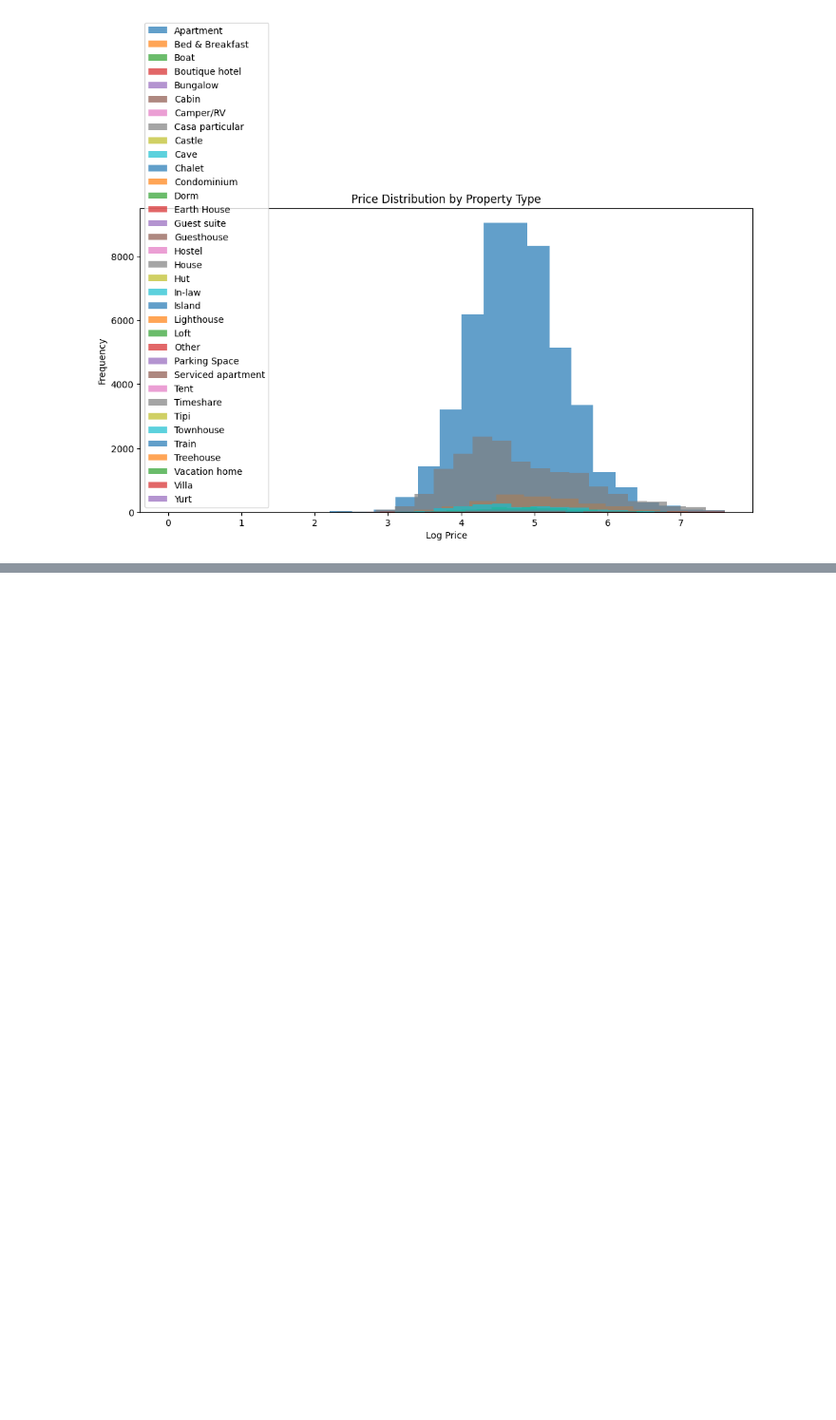
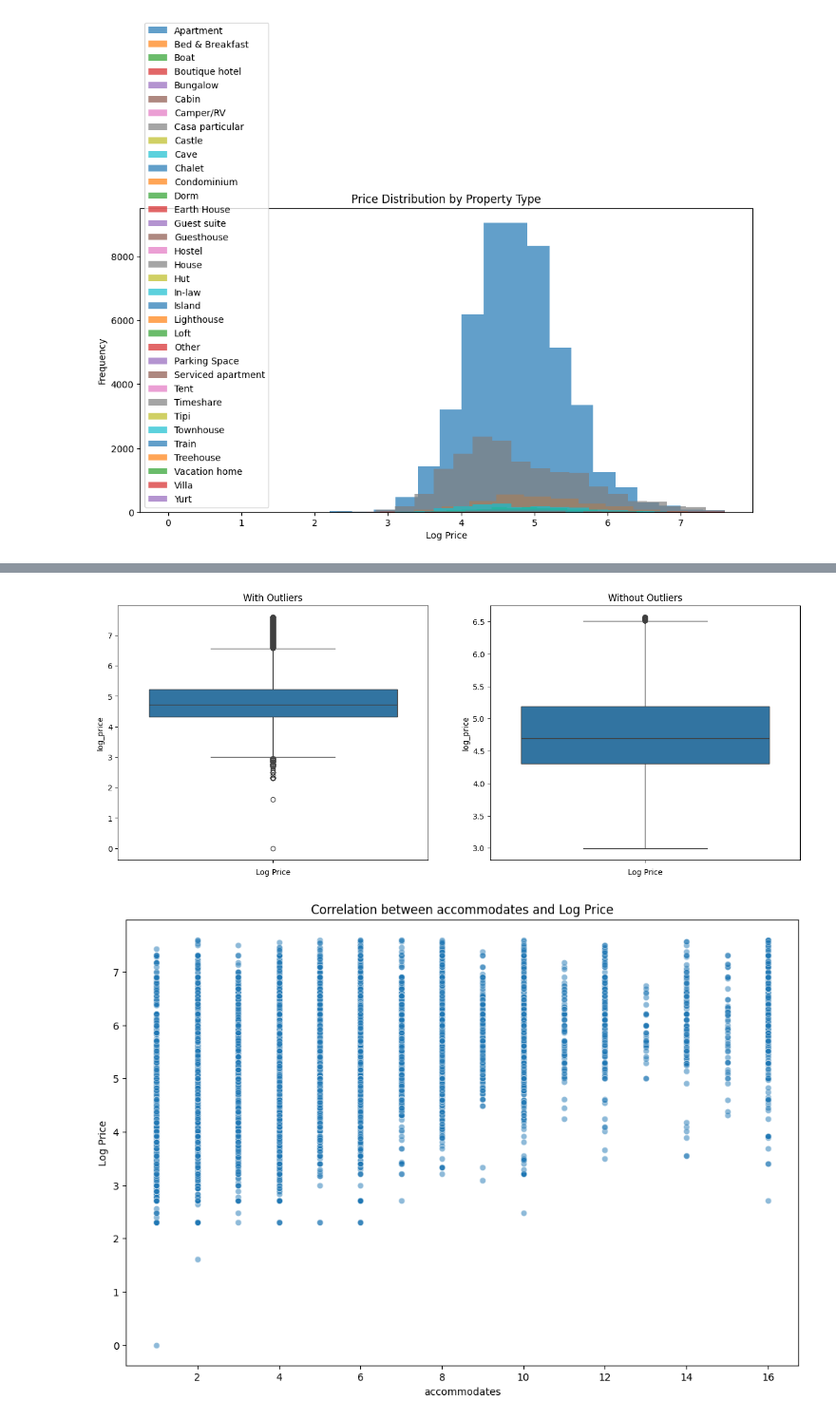
Before and after one commit to Marc94440/TD4_Explainability_AI, a Jupyter notebook: Untitled-1.ipynb, the cells around one changed output, grey strips where cells are left out. Shown: that part at 95% size. Saved outputs shown, nothing was run; the diff lists cells and outputs as text; code cells hidden in the pictures; blank space fills up the shorter version.

```diff
--- a/Untitled-1.ipynb
+++ b/Untitled-1.ipynb
@@ -55,3 +55,70 @@ Data columns (total 29 columns):
 dtypes: bool(1), float64(7), int64(3), object(18)
 memory usage: 15.9+ MB
 [figure]
+# %%
+import pandas as pd
+import matplotlib.pyplot as plt
+import seaborn as sns
+
+# Load dataset
+data = pd.read_csv("train.csv")
+
+# Check for missing values
+missing_values = data.isnull().sum()
+print("Missing Values:")
+print(missing_values)
+
+# Handle missing values
+for column in data.columns:
+    if data[column].dtype in ['float64', 'int64']:
+        data[column] = data[column].fillna(data[column].median())
+    elif data[column].dtype == 'object':
+        data[column] = data[column].fillna(data[column].mode().iloc[0])
+
+# Handle outliers
+# For simplicity, let's focus on outliers in the target variable 'log_price'
+Q1 = data['log_price'].quantile(0.25)
+Q3 = data['log_price'].quantile(0.75)
+IQR = Q3 - Q1
+
+lower_bound = Q1 - 1.5 * IQR
+upper_bound = Q3 + 1.5 * IQR
+
+# Filter outliers
+data_filtered = data[(data['log_price'] >= lower_bound) & (data['log_price'] <= upper_bound)]
+
+# Plot boxplot of 'log_price' before and after removing outliers
+plt.figure(figsize=(16, 6))
+
+plt.subplot(1, 2, 1)
+sns.boxplot(data['log_price'])
+plt.title('With Outliers')
+plt.xlabel('Log Price')
+
+plt.subplot(1, 2, 2)
+sns.boxplot(data_filtered['log_price'])
+plt.title('Without Outliers')
+plt.xlabel('Log Price')
+
+plt.show()
+
+# Plot correlation of numerical features with target variable
+numerical_features = ['accommodates', 'bathrooms', 'bedrooms', 'review_scores_rating']
+plt.figure(figsize=(12, 8))
+for feature in numerical_features:
+    sns.scatterplot(x=data[feature], y=data['log_price'], alpha=0.5)
+    plt.title(f'Correlation between {feature} and Log Price')
+    plt.xlabel(feature)
+    plt.ylabel('Log Price')
+    plt.show()
+
+# Plot relationship between categorical features and target variable
+categorical_features = ['property_type', 'room_type', 'city']
+plt.figure(figsize=(16, 10))
+for feature in categorical_features:
+    sns.boxplot(x=data[feature], y=data['log_price'])
+    plt.title(f'Relationship between {feature} and Log Price')
+    plt.xlabel(feature)
+    plt.ylabel('Log Price')
+    plt.show()
+# %% [output]
@@ -57,0 +142,2 @@ memory usage: 15.9+ MB
+[figure, added]
+[figure, added]
```
Also changed, not shown: parts of 2 cells of this notebook, 1 other file.
